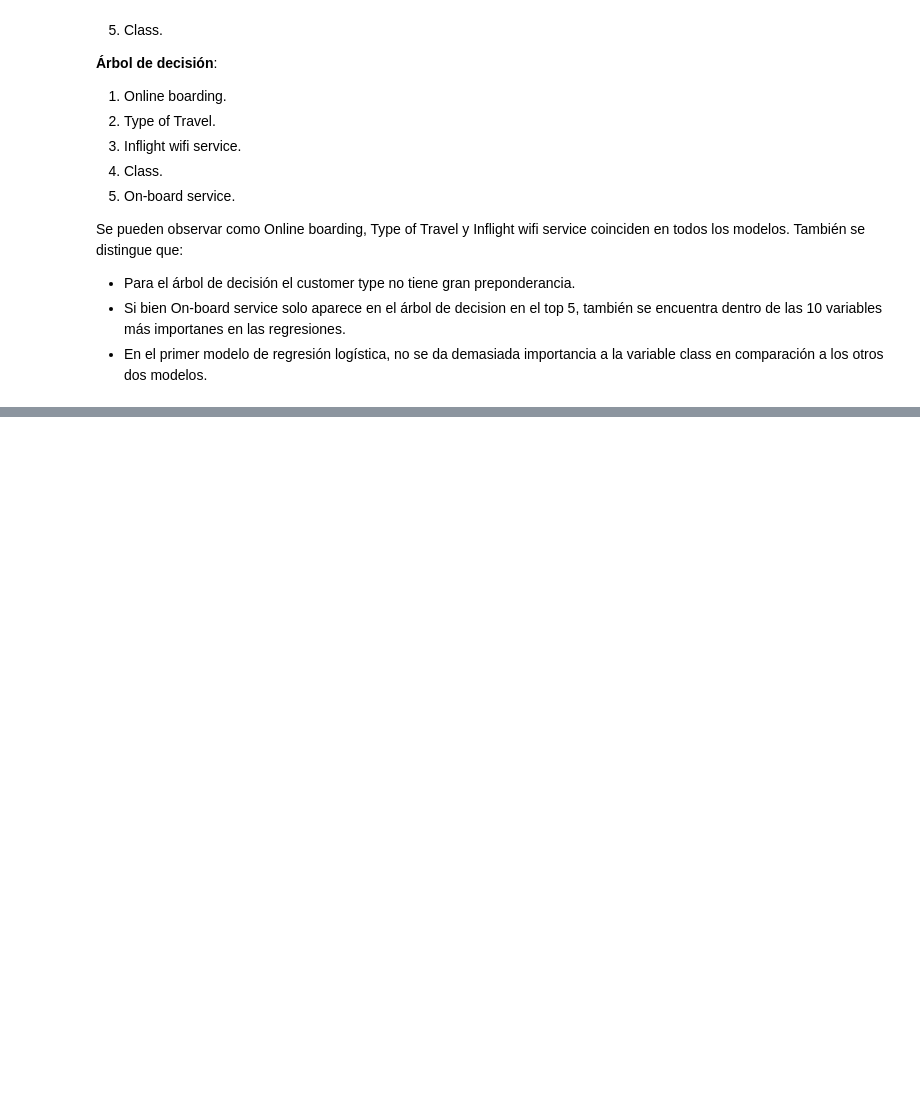
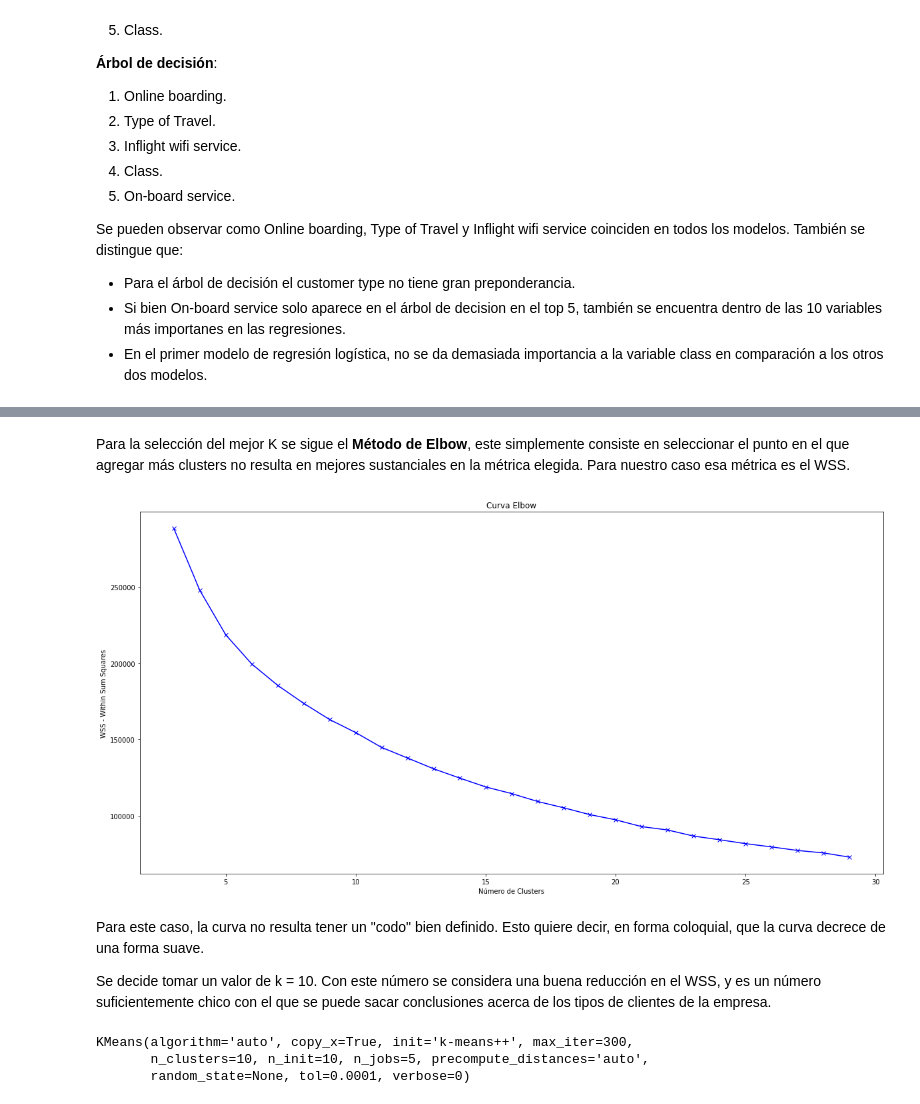
Before and after one commit to TomasSG/Parcial2-CienciaDeDatos, a Jupyter notebook: notebook/Parcial2.ipynb, the cells around one changed output, grey strips where cells are left out. Cells and saved outputs as stored; diff of their text form; code cells hidden in the pictures; blank space fills up the shorter version.

```diff
--- a/notebook/Parcial2.ipynb
+++ b/notebook/Parcial2.ipynb
@@ -1369,0 +1403,24 @@ Buscamos agrupar a clientes según algunos factores demográficos, esto permite
+# %%
+# Defninir el rango de  K a probar
+k = range(3, 30, 1)
+
+# Función soporte para calcular el score para cada k
+def entrenar_kmeans(df, k):
+
+  # Definir el objeto
+  k_means = KMeans(n_clusters=k, n_init=10, n_jobs=N_JOBS)
+
+  # Entrenar el modelo
+  k_means.fit(df)
+
+  # Calcular el score
+  score = round(k_means.score(df) * -1)
+
+  # Mostrar el score
+  print("K: " + str(k) + " - WSS: " + str(score))
+
+  # Devolver el score
+  return score
+
+# Aplicar elalgoritmo para cada k
+scores = [entrenar_kmeans(X, i) for i in k]
@@ -1369,0 +1445,25 @@ Buscamos agrupar a clientes según algunos factores demográficos, esto permite
+# %% [markdown]
+Para la selección del mejor K se sigue el **Método de Elbow**, este simplemente consiste en seleccionar el punto en el que agregar más clusters no resulta en mejores sustanciales en la métrica elegida. Para nuestro caso esa métrica es el WSS.
+# %%
+# Graficar los resultados
+plt.figure(figsize=PLOTSIZE)
+plt.plot(k, scores, "bx-")
+plt.xlabel("Número de Clusters")
+plt.ylabel("WSS - Within Sum Squares")
+plt.title("Curva Elbow")
+plt.show()
+# %% [output]
+[figure, added]
+# %% [markdown]
+Para este caso, la curva no resulta tener un "codo" bien definido. Esto quiere decir, en forma coloquial, que la curva decrece de una forma suave.
+
+Se decide tomar un valor de k = 10. Con este número se considera una buena reducción en el WSS, y es un número suficientemente chico con el que se puede sacar conclusiones acerca de los tipos de clientes de la empresa.
+# %%
+# Reproducir el modelo
+k = 10
+k_means = KMeans(n_clusters=k, n_init=10, n_jobs=N_JOBS)
+k_means.fit(X)
+# %% [output]
+KMeans(algorithm='auto', copy_x=True, init='k-means++', max_iter=300,
+       n_clusters=10, n_init=10, n_jobs=5, precompute_distances='auto',
+       random_state=None, tol=0.0001, verbose=0)
```
Also changed, not shown: parts of 14 cells of this notebook.
